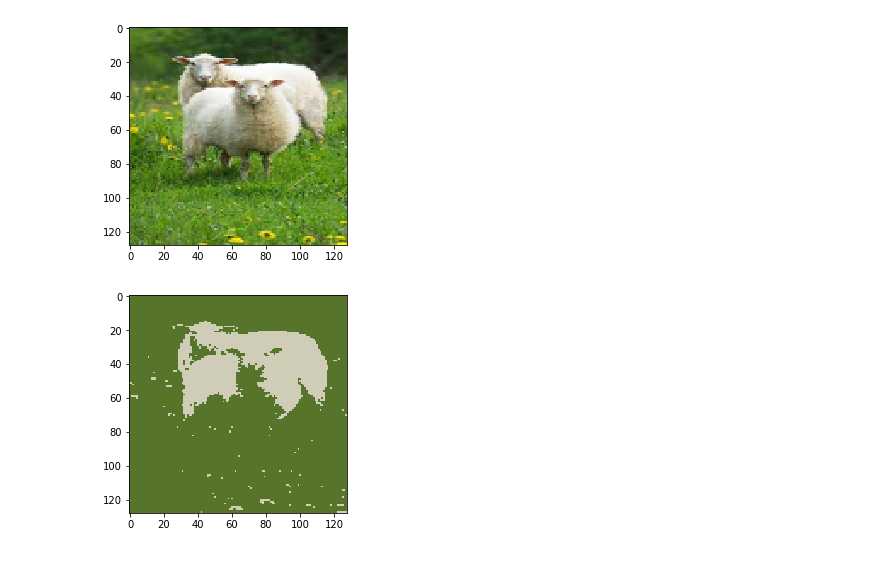
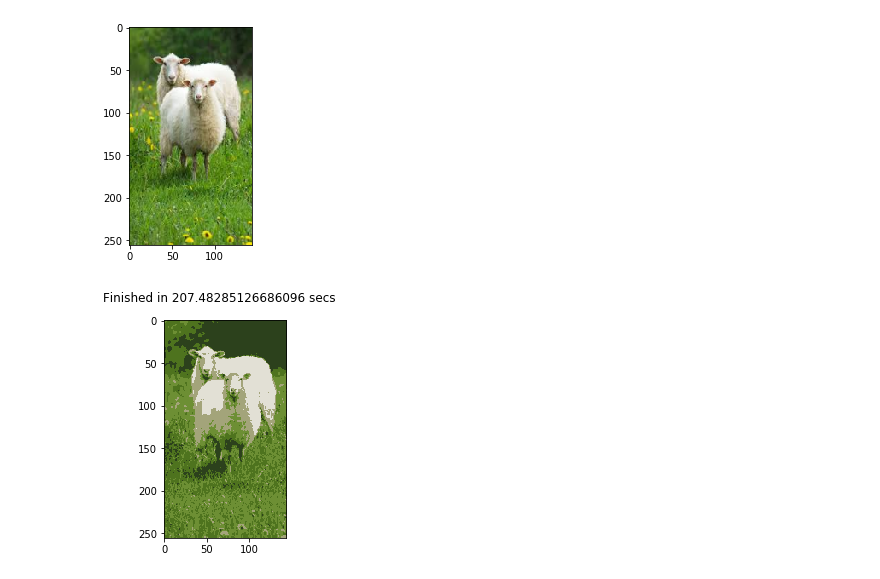
Before and after one commit to cumason123/machine-learning, a Jupyter notebook: k-means-image-segmentation.ipynb, the cells around one changed output. Cells and saved outputs as stored; diff of their text form; code cells hidden in the pictures.

Commit message:
kmeans-image-segmentation higher resolution done in 207 seconds

```diff
--- a/k-means-image-segmentation.ipynb
+++ b/k-means-image-segmentation.ipynb
@@ -1,15 +1,15 @@
 # %%
 import matplotlib.pyplot as plt
 import numpy as np
 from sklearn.datasets.samples_generator import make_blobs
 import cv2
 import time
 %matplotlib inline
-image = cv2.resize(cv2.cvtColor(cv2.imread('images/sheep.jpeg'), cv2.COLOR_BGR2RGB), (128, 128))
+image = cv2.resize(cv2.cvtColor(cv2.imread('images/sheep.jpeg'), cv2.COLOR_BGR2RGB), (144, 256))
 plt.imshow(image)
 plt.show()
 # %% [output]
-[figure, old version]
+[figure, new version]
 # %%
 class KMeansImageSegmentation():
     def __init__(self, K):
@@ -75,7 +75,7 @@ class KMeansImageSegmentation():
         plt.imshow(segmented_image)
         plt.show()
 # %%
-kmeans = KMeansImageSegmentation(2)
+kmeans = KMeansImageSegmentation(5) # 5 represents the number of colors or "centroids" we find
 kmeans.fit(image)
 # %% [output]
-[figure, old version]
+[figure, new version]
```
